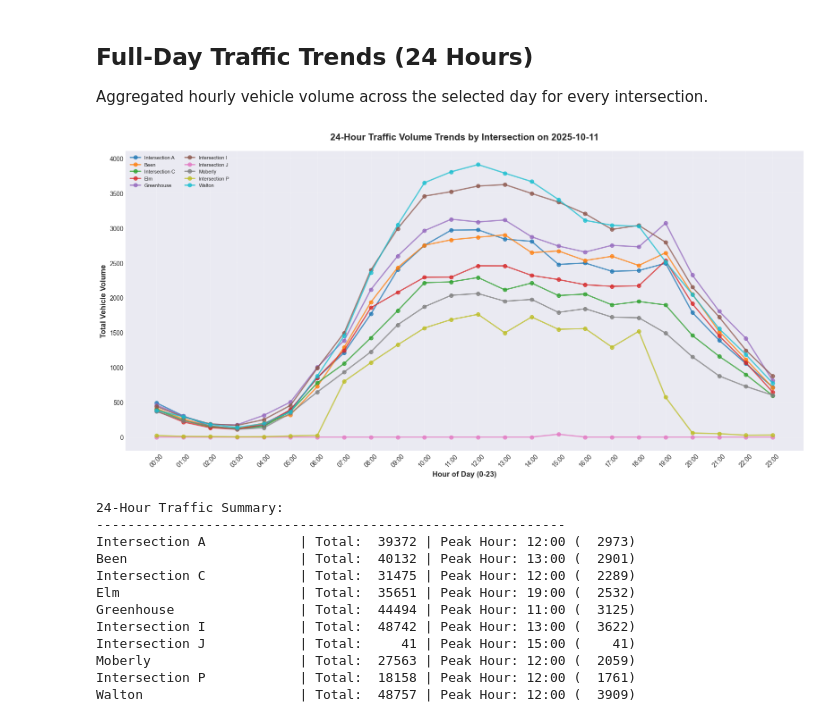
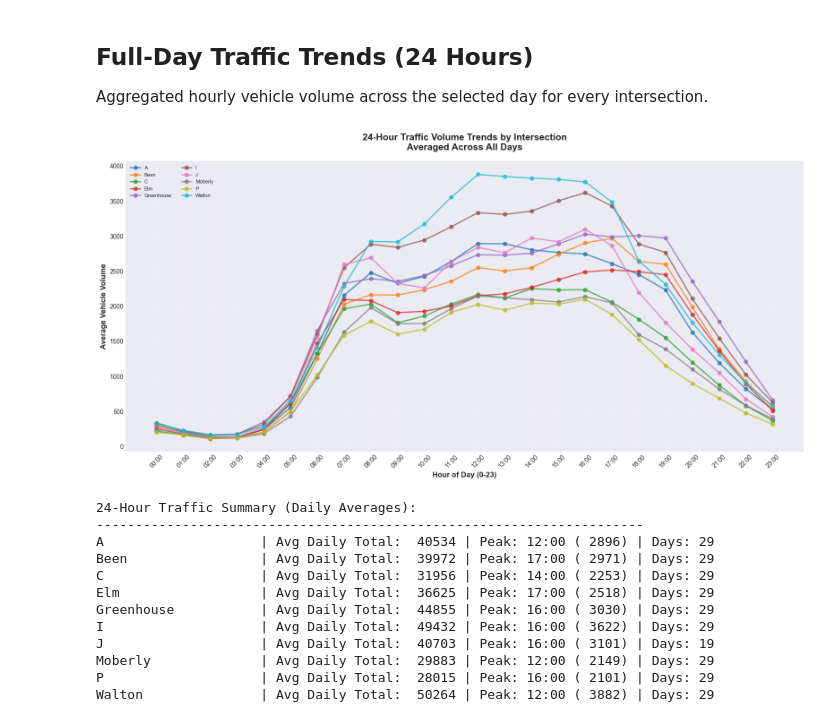
Before and after one commit to Brettberry07/COB-Traffic-Project, a Jupyter notebook: volume_analysis.ipynb, the cells around one changed output. Drawn from its saved outputs; the diff is of its cells as text; code cells hidden in the pictures.

```diff
--- a/volume_analysis.ipynb
+++ b/volume_analysis.ipynb
@@ -32,21 +32,19 @@ for file in csv_files:
 
 # Intersection names mapping
 intersection_names = {
-    '102_a_6.csv': 'Intersection A',
+    '102_a_6.csv': 'A',
     '102_been_3.csv': 'Been',
-    '102_c_7.csv': 'Intersection C',
+    '102_c_7.csv': 'C',
     '102_elm_2.csv': 'Elm',
     '102_greenhouse_1.csv': 'Greenhouse',
-    '102_i_4.csv': 'Intersection I',
-    '102_j_8.csv': 'Intersection J',
+    '102_i_4.csv': 'I',
+    '102_j_8.csv': 'J',
     '102_moberly_10.csv': 'Moberly',
-    '102_p_9.csv': 'Intersection P',
+    '102_p_9.csv': 'P',
     '102_walton_5.csv': 'Walton'
 }
 
-# Choose which date to analyze (set to pd.Timestamp('YYYY-MM-DD') to override)
-TARGET_DATE = None
-print(f"Target date: {TARGET_DATE if TARGET_DATE else 'first available per file'}")
+print("\nAnalysis mode: Averaging across ALL available days per intersection")
 # %% [output]
 Found 10 intersection files:
   - 102_a_6.csv
@@ -360,65 +358,63 @@ Walton                    | Total:  12652 | Avg/Hour:   1054
 
 Aggregated hourly vehicle volume across the selected day for every intersection.
 # %%
-# Aggregate full-day hourly trends
+# Aggregate full-day hourly trends (averaged across all days)
 full_day_data = {}
-analysis_date = None
+num_days_info = {}
 hours = list(range(24))
 
 for file in csv_files:
-    df = load_and_process_intersection_data(file, TARGET_DATE)
+    df = load_and_process_intersection_data(file)
     if df.empty:
-        print(f"Skipping {file.name} (no data for selected date)")
+        print(f"Skipping {file.name} (no data)")
         continue
 
-    if analysis_date is None:
-        analysis_date = df['SELECTED_DATE'].iloc[0].date()
+    intersection_name = intersection_names.get(file.name, file.stem)
+    num_days_info[intersection_name] = df['NUM_DAYS'].iloc[0]
 
-    hourly_data = aggregate_by_hour(df)
+    hourly_data = aggregate_by_hour_avg(df)
     hourly_data = hourly_data.set_index('HOUR').reindex(hours, fill_value=0).reset_index()
-
-    intersection_name = intersection_names.get(file.name, file.stem)
     full_day_data[intersection_name] = hourly_data
 
 if not full_day_data:
-    raise ValueError("No intersections had data for the selected date")
+    raise ValueError("No intersections had data")
 
 fig, ax = plt.subplots(figsize=(16, 8))
 
 for intersection_name, data in full_day_data.items():
-    ax.plot(data['HOUR'], data['TOTAL_VOLUME'], marker='o', linewidth=2,
+    ax.plot(data['HOUR'], data['AVG_VOLUME'], marker='o', linewidth=2,
             label=intersection_name, alpha=0.75)
 
 ax.set_xlabel('Hour of Day (0-23)', fontsize=12, fontweight='bold')
-ax.set_ylabel('Total Vehicle Volume', fontsize=12, fontweight='bold')
-summary_suffix = f" on {analysis_date}" if analysis_date else ''
-ax.set_title(f'24-Hour Traffic Volume Trends by Intersection{summary_suffix}',
+ax.set_ylabel('Average Vehicle Volume', fontsize=12, fontweight='bold')
+ax.set_title('24-Hour Traffic Volume Trends by Intersection\nAveraged Across All Days',
              fontsize=15, fontweight='bold', pad=18)
 ax.set_xticks(range(0, 24))
 ax.set_xticklabels([f'{h:02d}:00' for h in range(24)], rotation=45)
 ax.legend(loc='upper left', fontsize=8, ncol=2, framealpha=0.9)
 ax.grid(True, alpha=0.3)
 plt.tight_layout()
 plt.show()
 
-print("\n24-Hour Traffic Summary:")
-print("-" * 60)
+print("\n24-Hour Traffic Summary (Daily Averages):")
+print("-" * 70)
 for intersection_name, data in full_day_data.items():
-    total = data['TOTAL_VOLUME'].sum()
-    peak_hour = data.loc[data['TOTAL_VOLUME'].idxmax(), 'HOUR']
-    peak_value = data['TOTAL_VOLUME'].max()
-    print(f"{intersection_name:25s} | Total: {total:6.0f} | Peak Hour: {peak_hour:02d}:00 ({peak_value:6.0f})")
+    total_avg = data['AVG_VOLUME'].sum()
+    peak_hour = data.loc[data['AVG_VOLUME'].idxmax(), 'HOUR']
+    peak_value = data['AVG_VOLUME'].max()
+    days = num_days_info[intersection_name]
+    print(f"{intersection_name:20s} | Avg Daily Total: {total_avg:6.0f} | Peak: {peak_hour:02d}:00 ({peak_value:5.0f}) | Days: {days}")
 # %% [output]
-[figure, old version]
+[figure, new version]
-24-Hour Traffic Summary:
-------------------------------------------------------------
-Intersection A            | Total:  39372 | Peak Hour: 12:00 (  2973)
-Been                      | Total:  40132 | Peak Hour: 13:00 (  2901)
-Intersection C            | Total:  31475 | Peak Hour: 12:00 (  2289)
-Elm                       | Total:  35651 | Peak Hour: 19:00 (  2532)
-Greenhouse                | Total:  44494 | Peak Hour: 11:00 (  3125)
-Intersection I            | Total:  48742 | Peak Hour: 13:00 (  3622)
-Intersection J            | Total:     41 | Peak Hour: 15:00 (    41)
-Moberly                   | Total:  27563 | Peak Hour: 12:00 (  2059)
-Intersection P            | Total:  18158 | Peak Hour: 12:00 (  1761)
-Walton                    | Total:  48757 | Peak Hour: 12:00 (  3909)
+24-Hour Traffic Summary (Daily Averages):
+----------------------------------------------------------------------
+A                    | Avg Daily Total:  40534 | Peak: 12:00 ( 2896) | Days: 29
+Been                 | Avg Daily Total:  39972 | Peak: 17:00 ( 2971) | Days: 29
+C                    | Avg Daily Total:  31956 | Peak: 14:00 ( 2253) | Days: 29
+Elm                  | Avg Daily Total:  36625 | Peak: 17:00 ( 2518) | Days: 29
+Greenhouse           | Avg Daily Total:  44855 | Peak: 16:00 ( 3030) | Days: 29
+I                    | Avg Daily Total:  49432 | Peak: 16:00 ( 3622) | Days: 29
+J                    | Avg Daily Total:  40703 | Peak: 16:00 ( 3101) | Days: 19
+Moberly              | Avg Daily Total:  29883 | Peak: 12:00 ( 2149) | Days: 29
+P                    | Avg Daily Total:  28015 | Peak: 16:00 ( 2101) | Days: 29
+Walton               | Avg Daily Total:  50264 | Peak: 12:00 ( 3882) | Days: 29
```
Also changed, not shown: parts of 6 cells of this notebook, 6 other files.
